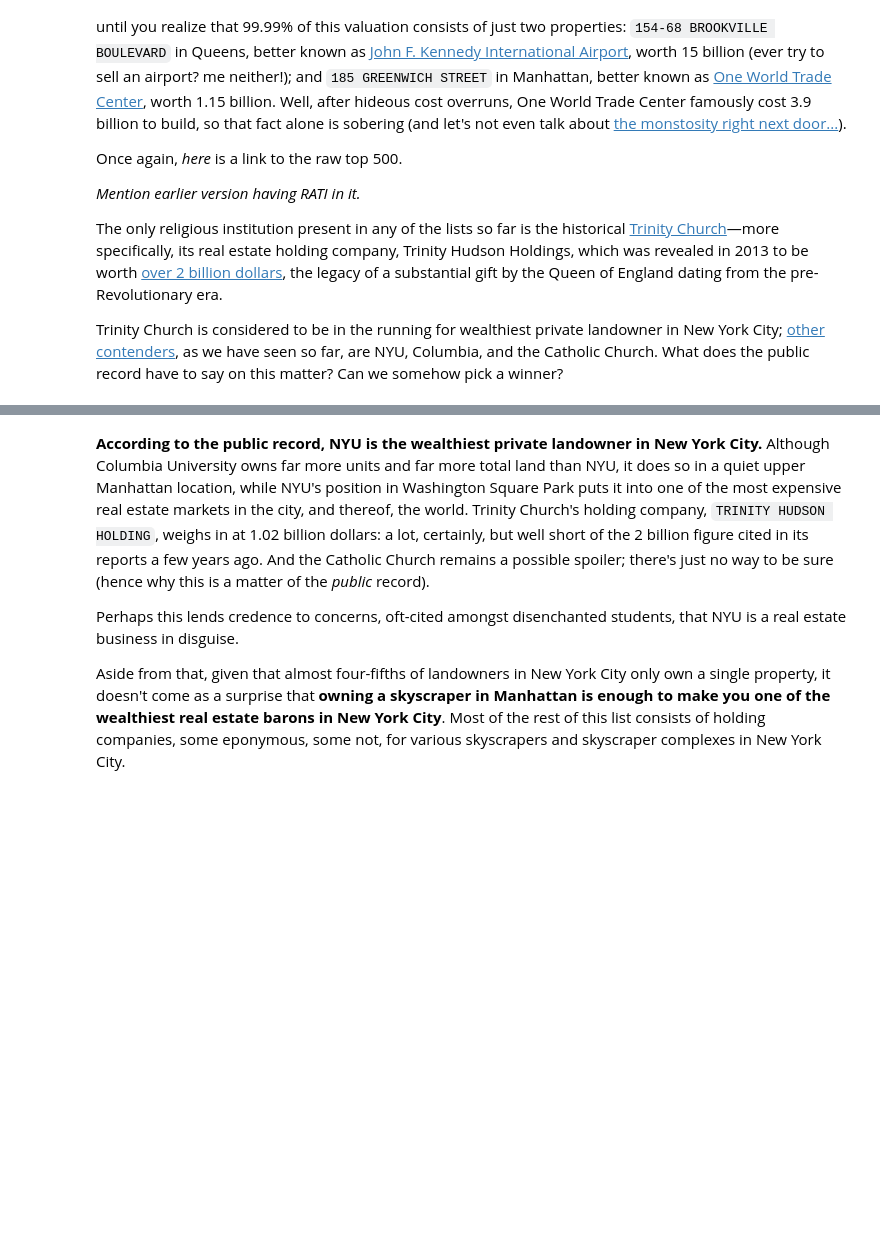
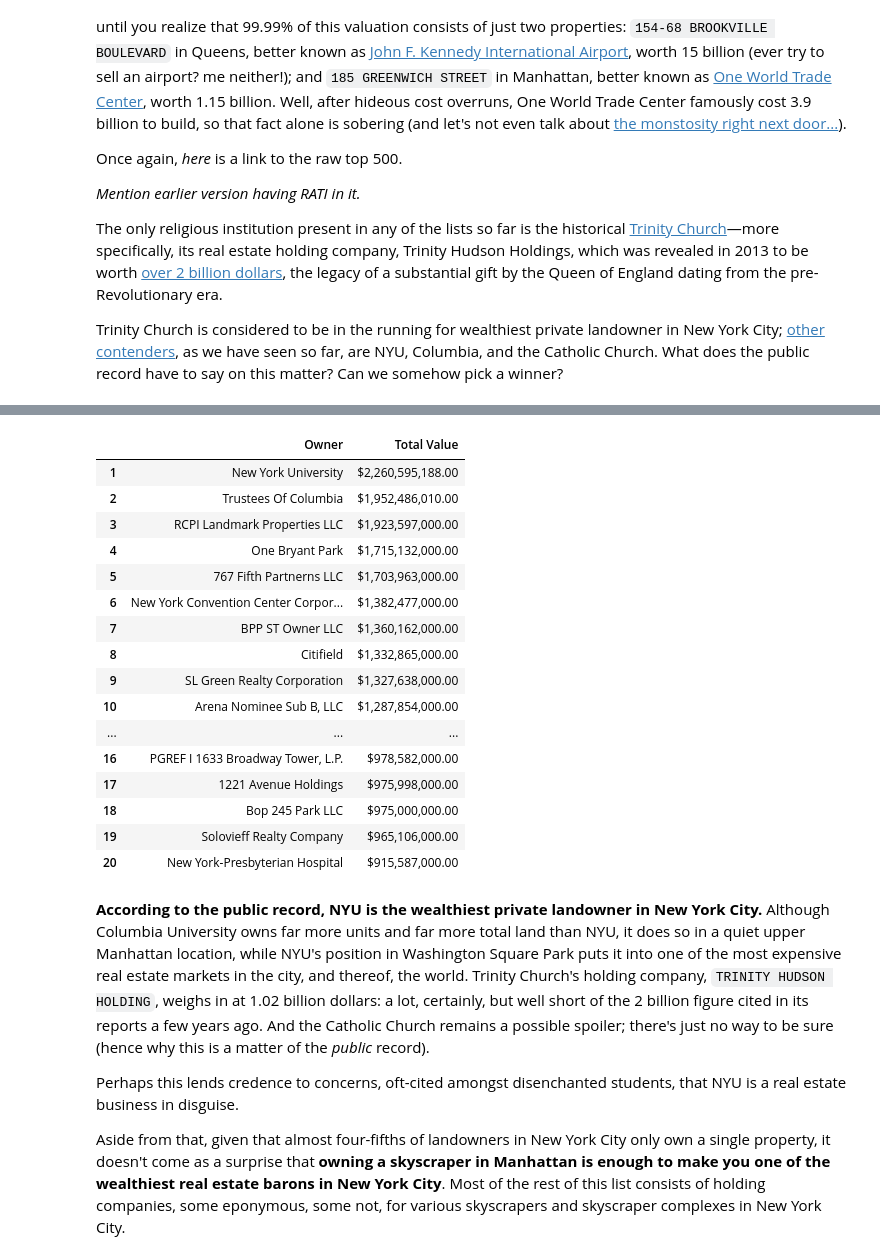
Before and after one commit to ResidentMario/nyc-buildings, a Jupyter notebook: ownership-data-visualization.ipynb, the cells around one changed output, grey strips where cells are left out. Drawn from its saved outputs; the diff is of its cells as text; code cells hidden in the pictures; blank space fills up the shorter version.

```diff
--- a/ownership-data-visualization.ipynb
+++ b/ownership-data-visualization.ipynb
@@ -421,5 +465,23 @@ v_private_owners['Places'] = payload
 # %%
-PrettyPandas(v_private_owners[['Owner', 'Total Value']], precision=10).as_currency(subset='Total Value')
+PrettyPandas(wpl[['Owner', 'Total Value']], precision=10).as_currency(subset='Total Value')
+# %% [output]
+|  | Owner | Total Value |
+| 1 | New York University | $2,260,595,188.00 |
+| 2 | Trustees Of Columbia | $1,952,486,010.00 |
+| 3 | RCPI Landmark Properties LLC | $1,923,597,000.00 |
+| 4 | One Bryant Park | $1,715,132,000.00 |
+| 5 | 767 Fifth Partnerns LLC | $1,703,963,000.00 |
+| 6 | New York Convention Center Corpor... | $1,382,477,000.00 |
+| 7 | BPP ST Owner LLC | $1,360,162,000.00 |
+| 8 | Citifield | $1,332,865,000.00 |
+| 9 | SL Green Realty Corporation | $1,327,638,000.00 |
+| 10 | Arena Nominee Sub B, LLC | $1,287,854,000.00 |
+| ... | ... | ... |
+| 16 | PGREF I 1633 Broadway Tower, L.P. | $978,582,000.00 |
+| 17 | 1221 Avenue Holdings | $975,998,000.00 |
+| 18 | Bop 245 Park LLC | $975,000,000.00 |
+| 19 | Solovieff Realty Company | $965,106,000.00 |
+| 20 | New York-Presbyterian Hospital | $915,587,000.00 |
 # %% [markdown]
 <!-- Sadly in the most recent version of PLUTO Trinity Church's holdings are not easily discernable from the public record alone: after a recently declared partnership with the Norwegian Sovereign Wealth Fund ownership of the properties appears to have shifted away from a single isolatable entity. Nevertheless they *were* present in last year's records&mdash;the partnership was announced in late 2015. From those records the city's valuation for the church's holding company, `TRINITY HUDSON HOLDING`, stands at 1.02 billion dollars: a lot, certainly, but well short of the 2 billion figure cited in its reports a few years ago, and well short of the 2.26 billion dollars worth of real estate owned by New York University. -->
 
```
Also changed, not shown: parts of 40 cells of this notebook, 46 other files.
